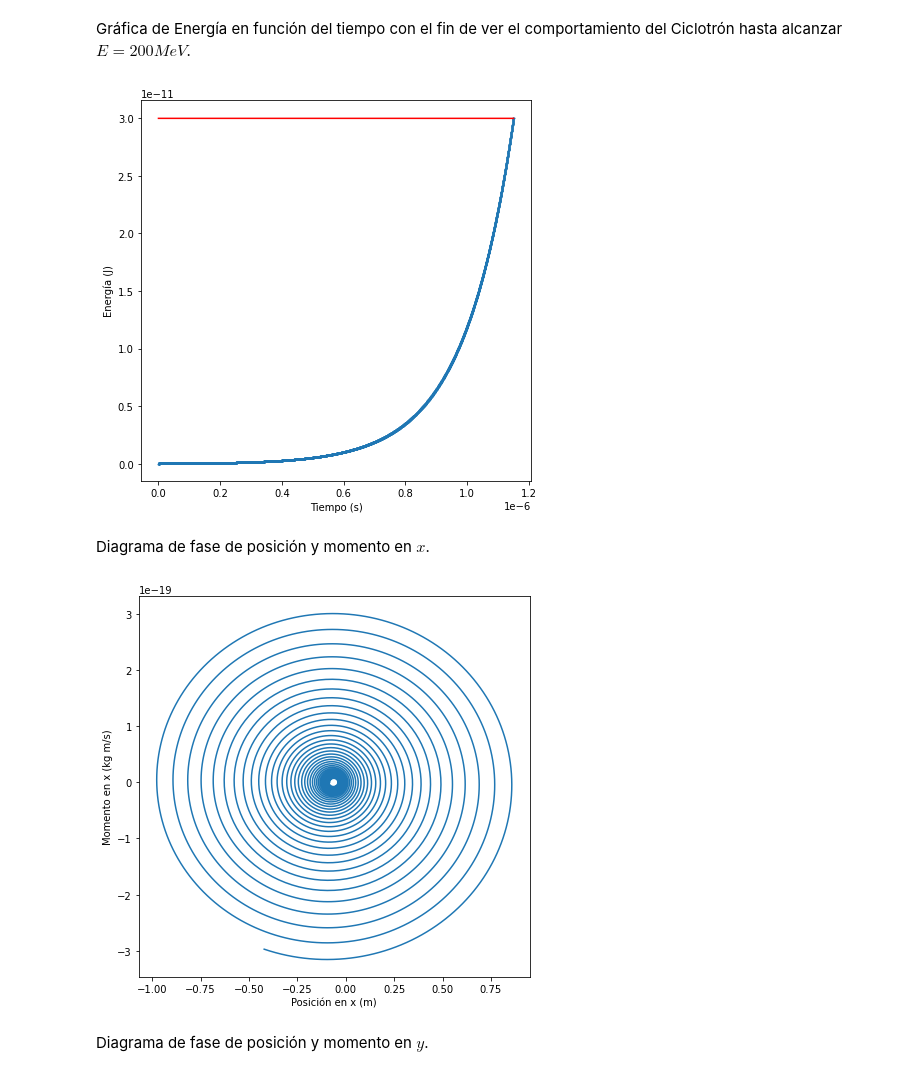
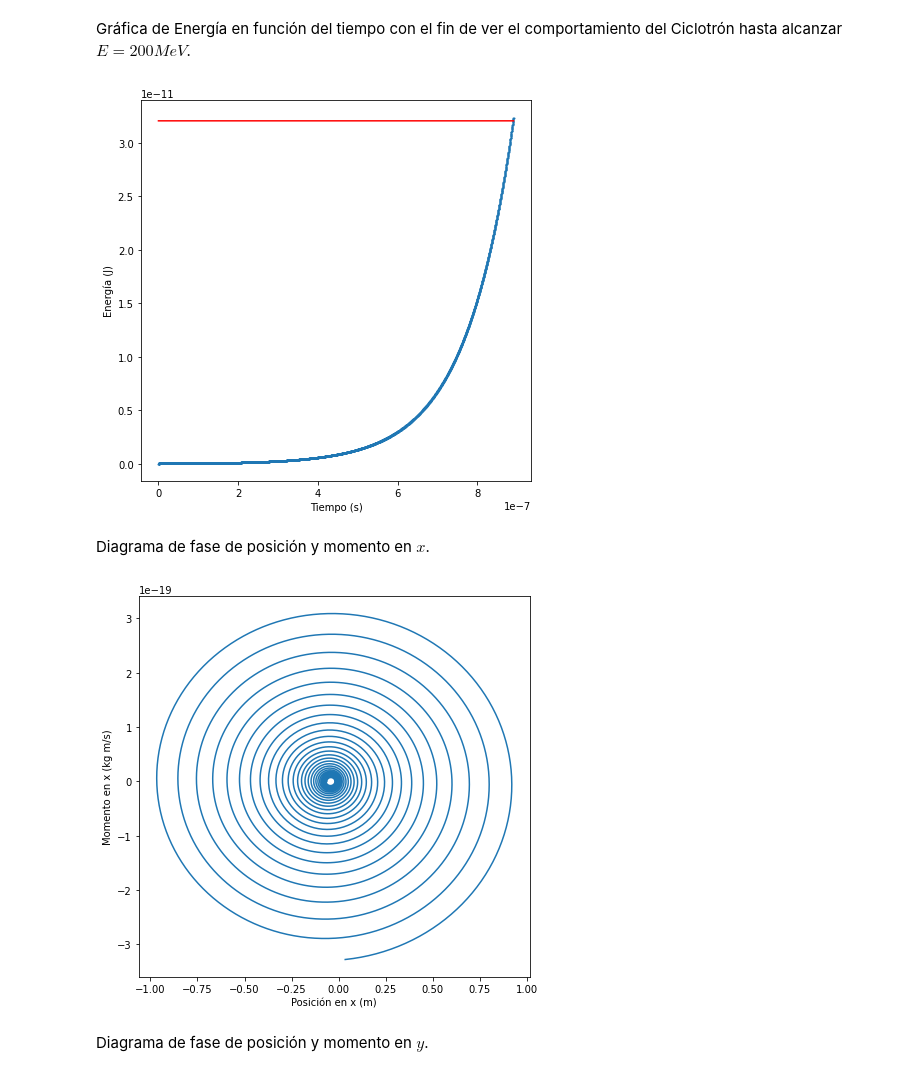
Before and after one commit to SantiagoBeltran/Trabajo2_Aceleradores, a Jupyter notebook: Ciclotron.ipynb, the cells around one changed output. Drawn from its saved outputs; the diff is of its cells as text; code cells hidden in the pictures.

```diff
--- a/Ciclotron.ipynb
+++ b/Ciclotron.ipynb
@@ -15,7 +15,7 @@ v_0=4E6
 Cálculo del campo magnético $B$ perpendicular aplicado, distancia $d$ entre las D's del cilotrón, frecuencia de ciclotrón $\omega_{ciclotrón}$ y campo eléctrico máximo aplicado $E_0$ entre las D's.
 # %%
 B=np.sqrt(2*m*E)/(q*R)
-d=R/6
+d=R/8
 omega=q*B/m
 E0=1.0E5*B
 # %% [markdown]
@@ -58,5 +58,5 @@ def pasoApaso(q,B,v_0,theta_0,m,N,R):
 # %% [markdown]
 Cálculo de la trayectoria del protón con los datos experimentales dados y con pasos de tiempo $dt=\frac{2\pi}{N\omega_{ciclotrón}}$.
 # %%
-N=200
+N=150
 t,x,y,vx,vy=pasoApaso(q,B,v_0,0.0,m,N,R)
@@ -165,12 +167,12 @@ Gráfica de Energía en función del tiempo con el fin de ver el comportamiento
 # %%
 plt.figure(figsize=(7,7))
 plt.scatter(t,energy, s=1)
-plt.plot(t,3E-11*np.ones(len(t)), c="red")
+plt.plot(t,E*np.ones(len(t)), c="red")
 plt.xlabel("Tiempo (s)")
 plt.ylabel("Energía (J)")
-plt.savefig("energiaTiempo.eps")
+plt.savefig("energiaTiempo.svg")
 # %% [output]
-[figure, old version]
+[figure, new version]
 # %% [markdown]
 Diagrama de fase de posición y momento en $x$.
 # %%
@@ -178,9 +180,9 @@ plt.figure(figsize(7,7))
 plt.plot(x,px)
 plt.xlabel("Posición en x (m)")
 plt.ylabel("Momento en x (kg m/s)")
-plt.savefig("diagramaFaseX.eps")
+plt.savefig("diagramaFaseX.svg")
 # %% [output]
-[figure, old version]
+[figure, new version]
 # %% [markdown]
 Diagrama de fase de posición y momento en $y$.
 # %%
```
Also changed, not shown: parts of 8 cells of this notebook.
